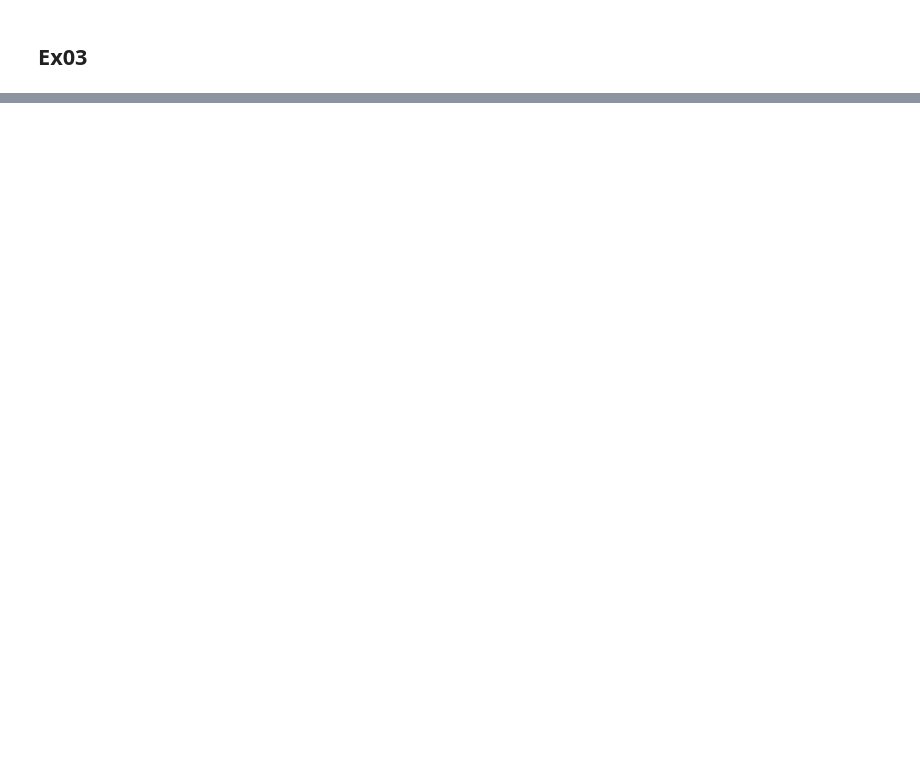
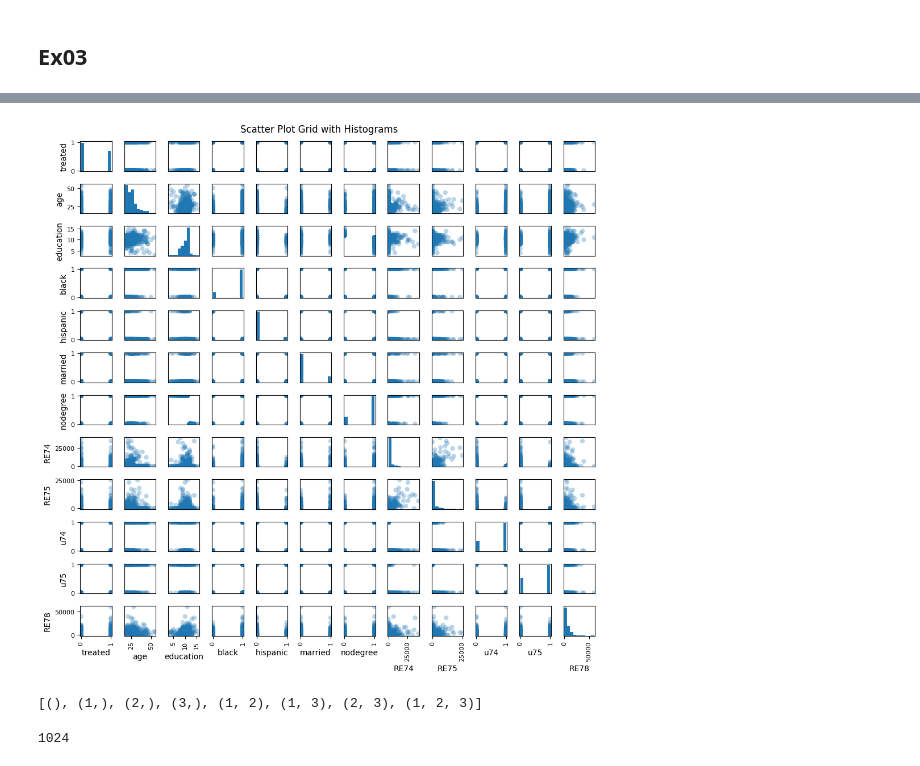
Before and after one commit to TiagoCAAmorim/causal_inference, a Jupyter notebook: Lista 01/Lista1.ipynb, the cells around one changed output, grey strips where cells are left out. Drawn from its saved outputs; the diff is of its cells as text; code cells hidden in the pictures; blank space fills up the shorter version.

```diff
--- a/Lista 01/Lista1.ipynb
+++ b/Lista 01/Lista1.ipynb
@@ -151,0 +161,11 @@ The variables from left to right are: treatment indicator (1 if treated, 0 if no
+# %%
+column_names = ['treated', 'age', 'education', 'black', 'hispanic', 'married', 'nodegree', 'RE74', 'RE75', 'RE78']
+df_treated = pd.read_csv('nswre74_treated.txt', names=column_names, sep=r"\s+|;|:", engine='python')
+df_control = pd.read_csv('nswre74_control.txt', names=column_names, sep=r"\s+|;|:", engine='python')
+df = pd.concat ([df_treated, df_control])
+# %%
+df['u74'] = (df['RE74'] == 0).astype(int)
+df['u75'] = (df['RE75'] == 0).astype(int)
+
+new_column_names = ['treated', 'age', 'education', 'black', 'hispanic', 'married', 'nodegree', 'RE74', 'RE75', 'u74', 'u75', 'RE78']
+df = df.reindex(columns=new_column_names)
@@ -151,0 +184,7 @@ The variables from left to right are: treatment indicator (1 if treated, 0 if no
+# %%
+pd.plotting.scatter_matrix(df, alpha=0.3, figsize=(10, 10), diagonal="hist", marker="o")
+plt.suptitle("Scatter Plot Grid with Histograms")
+plt.tight_layout()
+plt.show()
+# %% [output]
+[figure, added]
@@ -151,0 +198,8 @@ The variables from left to right are: treatment indicator (1 if treated, 0 if no
+# %%
+get_all_combinations(3)
+# %% [output]
+[(), (1,), (2,), (3,), (1, 2), (1, 3), (2, 3), (1, 2, 3)]
+# %%
+len(get_all_combinations(10))
+# %% [output]
+1024
```
Also changed, not shown: parts of 14 cells of this notebook, 2 other files.
